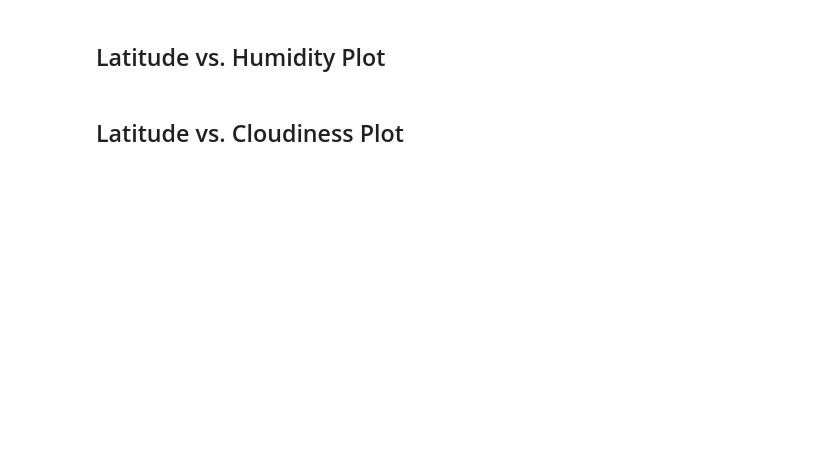
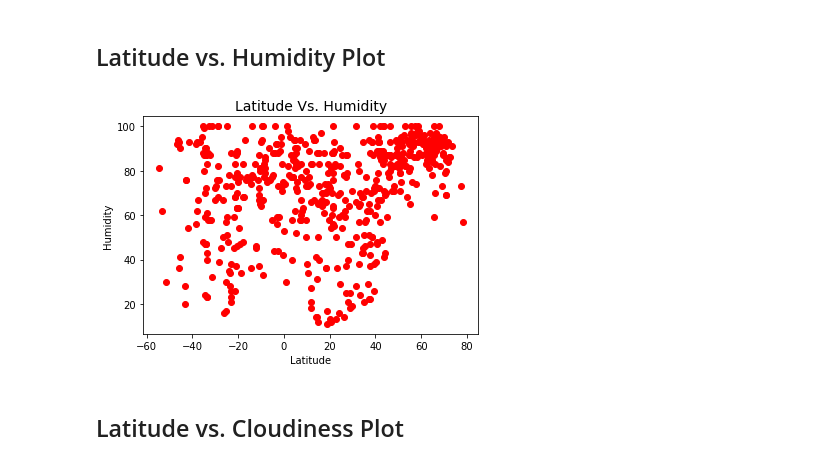
Before and after one commit to Courtneyrobison3/python-api-challenge, a Jupyter notebook: WeatherPy/WeatherPy.ipynb, the cells around one changed output. Saved outputs shown, nothing was run; the diff lists cells and outputs as text; code cells hidden in the pictures; blank space fills up the shorter version.

```diff
--- a/WeatherPy/WeatherPy.ipynb
+++ b/WeatherPy/WeatherPy.ipynb
@@ -188,4 +213,12 @@ Skip this step if there are no cities that have humidity > 100%.
 # %% [markdown]
 ## Latitude vs. Humidity Plot
+# %%
+plt.scatter(city_info_df['Lat'], city_info_df['Humidity'], marker="o", facecolors='red')
+plt.title('Latitude Vs. Humidity',fontsize =14)
+plt.xlabel('Latitude',fontsize =10)
+plt.ylabel('Humidity',fontsize =10)
+plt.savefig(r'../output_data/LatVsHumidity.png')
+# %% [output]
+[figure, added]
 # %% [markdown]
 ## Latitude vs. Cloudiness Plot
```
Also changed, not shown: parts of 20 cells of this notebook, 14 other files.
